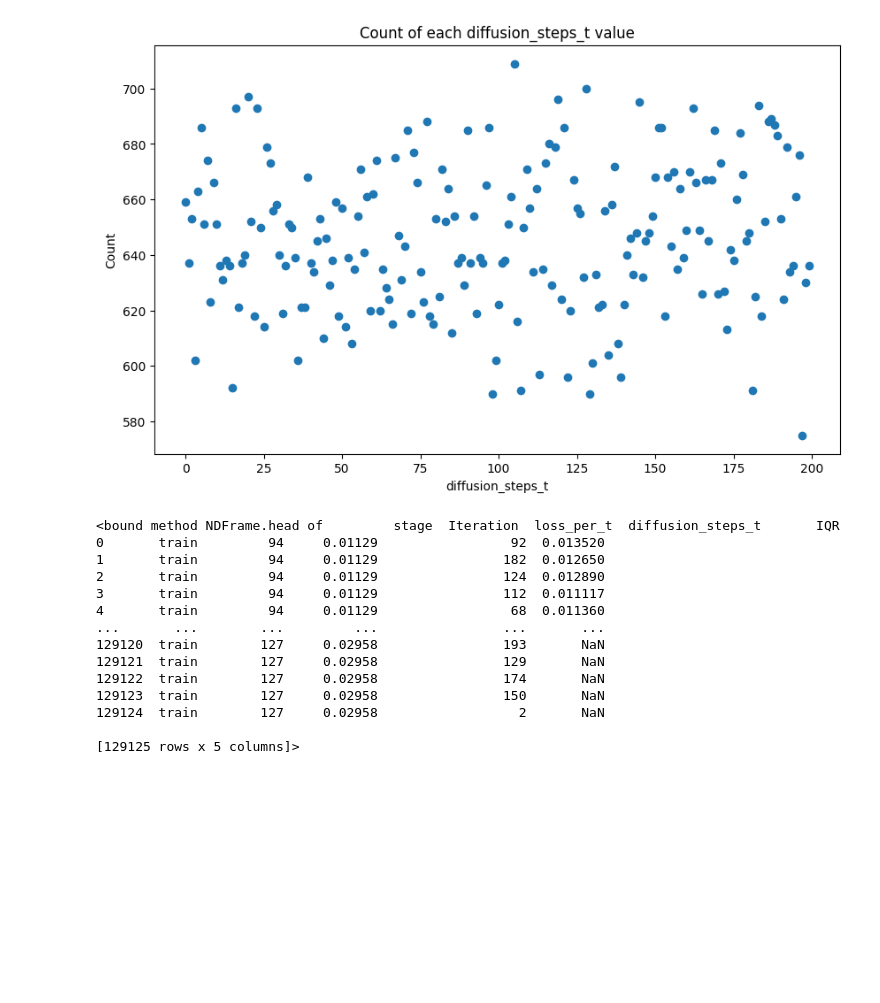
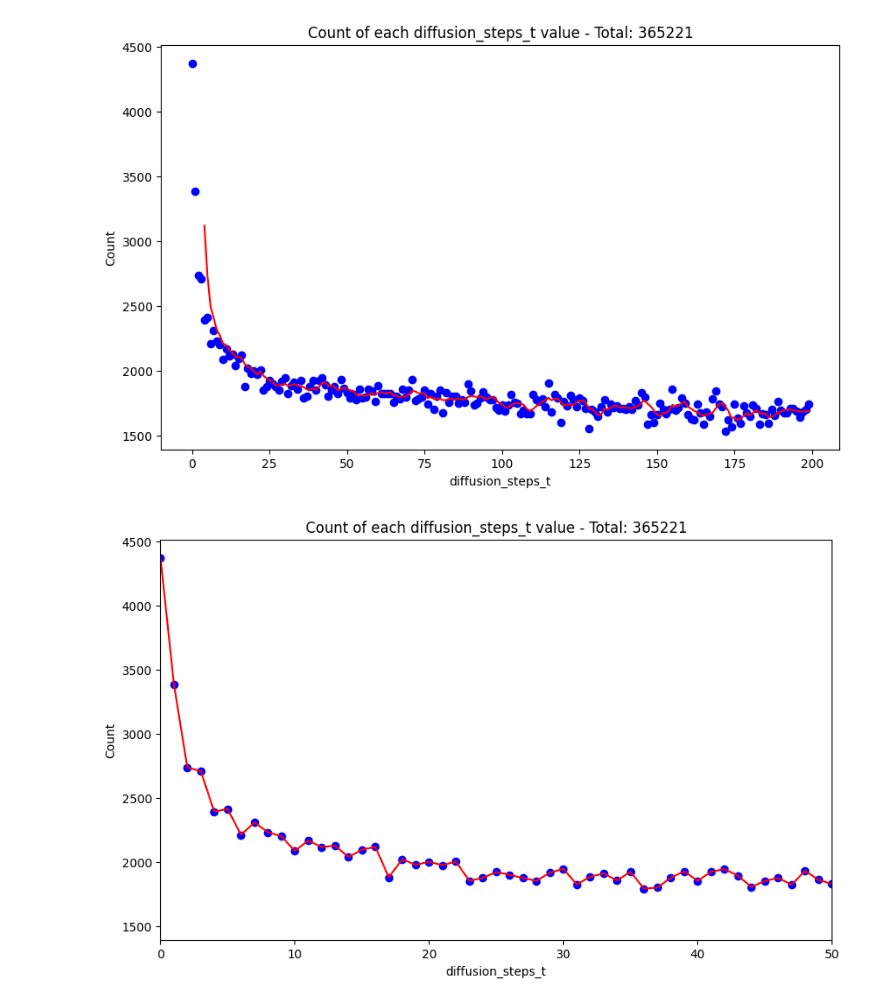
Before and after one commit to liranc6/ecg_forecasting, a Jupyter notebook: liran_project/notebooks/t_step_statistics.ipynb, the cells around one changed output. Cells and saved outputs as stored; diff of their text form; code cells hidden in the pictures; blank space fills up the shorter version.

```diff
--- a/liran_project/notebooks/t_step_statistics.ipynb
+++ b/liran_project/notebooks/t_step_statistics.ipynb
@@ -98,10 +74,23 @@ for start, end in ranges:
 # %%
+import pandas as pd
+
 # Calculate the IQR for each diffusion_steps_t
 df['IQR'] = df.groupby('diffusion_steps_t')['loss_per_t'].apply(lambda x: x.quantile(0.75) - x.quantile(0.25))
 
+# Calculate EMA with a span of 10
+df['IQR_EMA'] = df['IQR'].rolling(window=10).mean()
+
 # Plot the IQR by diffusion_steps_t
 plt.figure(figsize=(15, 6))
-df['IQR'].plot(kind='line')
+
+# Plot the original IQR values
+df['IQR'].plot(kind='line', color='blue')
+
+# Plot the EMA smoothed values
+df['IQR_EMA'].plot(kind='line', color='red')
+# Limit the x-axis from 0 to 200
+plt.xlim(0, 200)
+
 plt.xlabel('diffusion_steps_t')
 plt.ylabel('IQR of loss_per_t')
 plt.title('IQR of loss_per_t for each diffusion_steps_t')
@@ -126,30 +126,33 @@ plt.show()
 # %%
-# Count the occurrences of each diffusion_steps_t value
-counts = df['diffusion_steps_t'].value_counts()
+def plot_diffusion_steps(df, window_size=10, t_range=None):
+    # Count the occurrences of each diffusion_steps_t value
+    counts = df['diffusion_steps_t'].value_counts()
 
-# Create the plot
-plt.figure(figsize=(10, 6))
-counts.sort_index().plot(style='o')
-plt.xlabel('diffusion_steps_t')
-plt.ylabel('Count')
-plt.title('Count of each diffusion_steps_t value')
-plt.show()
+    # Create the plot
+    plt.figure(figsize=(10, 6))
+
+    # Plot the points in blue
+    counts.sort_index().plot(style='o', color='blue')
+
+    # Compute the simple moving average and plot the line in red
+    counts.sort_index().rolling(window=window_size).mean().plot(style='-', color='red')
+
+    plt.xlabel('diffusion_steps_t')
+    plt.ylabel('Count')
+    plt.title('Count of each diffusion_steps_t value - Total: {}'.format(counts.sum()))
+
+    # If a range is provided, limit the x-axis to this range
+    if t_range is not None:
+        plt.xlim(t_range)
+
+    plt.show()
+# Assuming df is your DataFrame with 'diffusion_steps_t' column
+
+# To plot all values
+plot_diffusion_steps(df, 5)
+
+# To plot a specific range of values
+plot_diffusion_steps(df, 1, t_range=(0, 50))
 # %% [output]
-[figure, old version]
+[figure, new version]
+[figure, added]
-# %%
-df.head
-# %% [output]
-<bound method NDFrame.head of         stage  Iteration  loss_per_t  diffusion_steps_t       IQR
-0       train         94     0.01129                 92  0.013520
-1       train         94     0.01129                182  0.012650
-2       train         94     0.01129                124  0.012890
-3       train         94     0.01129                112  0.011117
-4       train         94     0.01129                 68  0.011360
-...       ...        ...         ...                ...       ...
-129120  train        127     0.02958                193       NaN
-129121  train        127     0.02958                129       NaN
-129122  train        127     0.02958                174       NaN
-129123  train        127     0.02958                150       NaN
-129124  train        127     0.02958                  2       NaN
-
-[129125 rows x 5 columns]>
```
Also changed, not shown: parts of 10 cells of this notebook.
